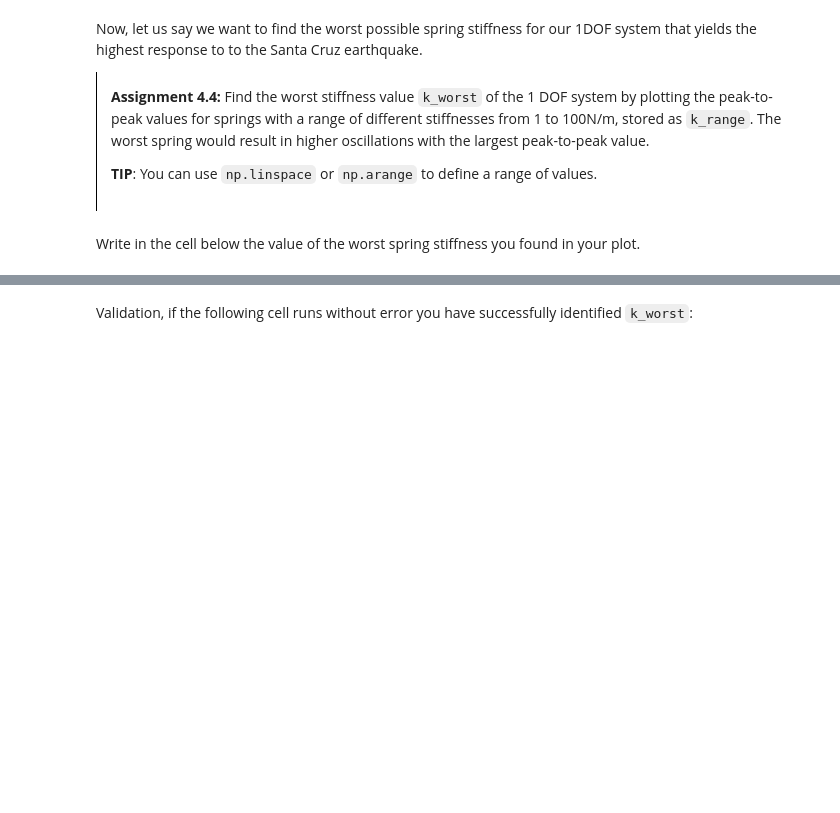
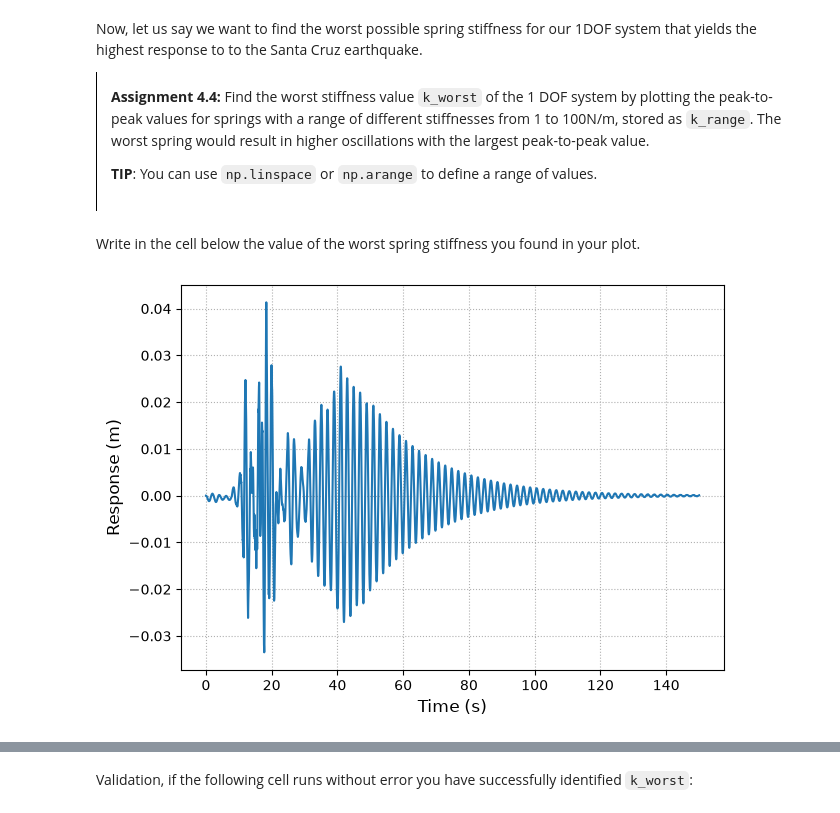
Before and after one commit to Takaptue-seraphin/MV2627_Exercises, a Jupyter notebook: Session2_SDOF/session2.ipynb, the cells around one changed output, grey strips where cells are left out. Drawn from its saved outputs; the diff is of its cells as text; code cells hidden in the pictures; blank space fills up the shorter version.

```diff
--- a/Session2_SDOF/session2.ipynb
+++ b/Session2_SDOF/session2.ipynb
@@ -675,3 +763,29 @@ _ = ax.legend()
 # %% [markdown]
 Write in the cell below the value of the worst spring stiffness you found in your plot.
+# %%
+t = None # time vector of Santa Cruz earthquake
+x_o_acc = None # acceleration of Santa Cruz earthquake
+response_xo = None # response to Santa Cruz earthquake
+
+# YOUR CODE HERE
+t = df['time (s)']
+x_o_acc = df['acc (m/s2)']
+
+response_xo = response_to_base_excitation(
+    m=1,
+    c=0.1,
+    k=10,
+    x_o_acc=x_o_acc,
+    t=t
+)
+
+# raise NotImplementedError()
+
+fig, ax = plt.subplots(nrows=1,figsize=(7, 5))
+ax.plot(t, response_xo)
+ax.set_xlabel('Time (s)', fontsize=12)
+ax.set_ylabel('Response (m)', fontsize=12)
+ax.grid(which='both', linestyle=':')
+# %% [output]
+[figure, added]
 # %%
```
Also changed, not shown: parts of 24 cells of this notebook.
